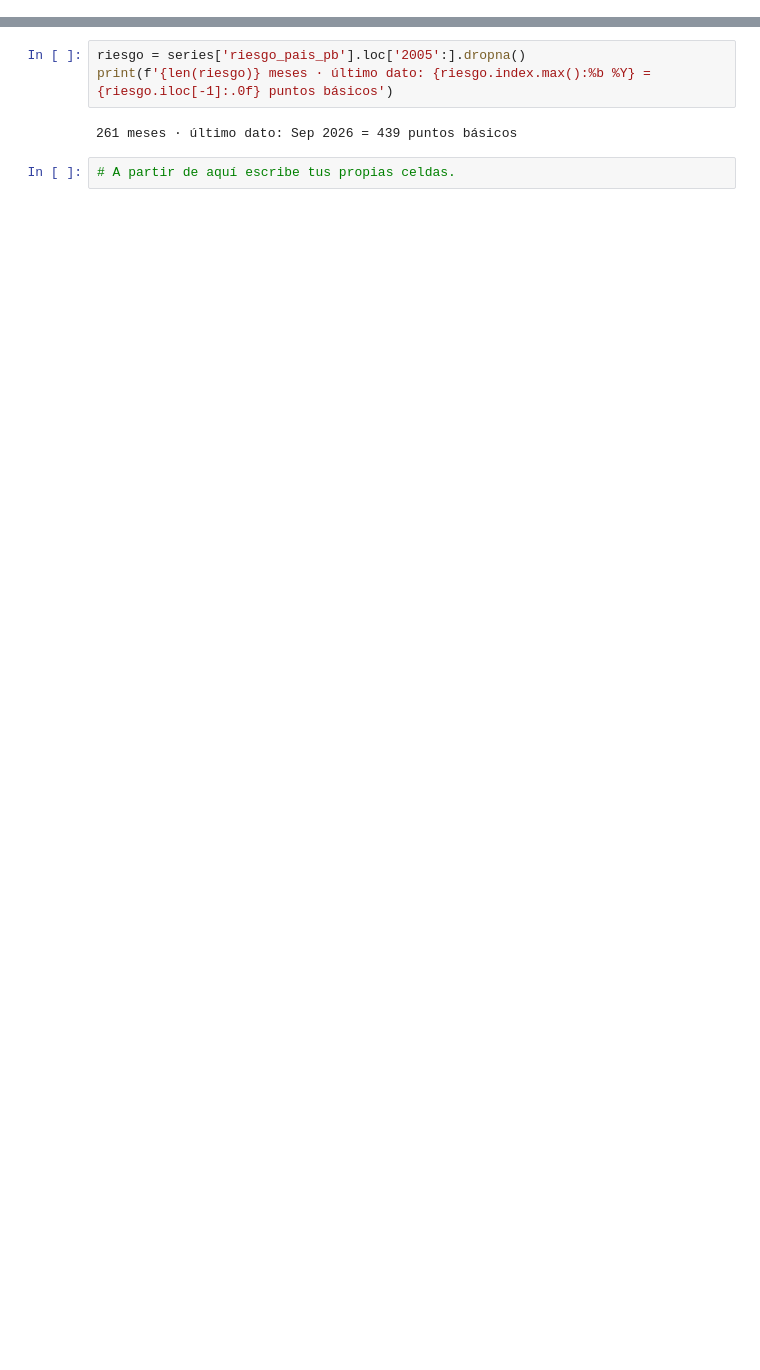
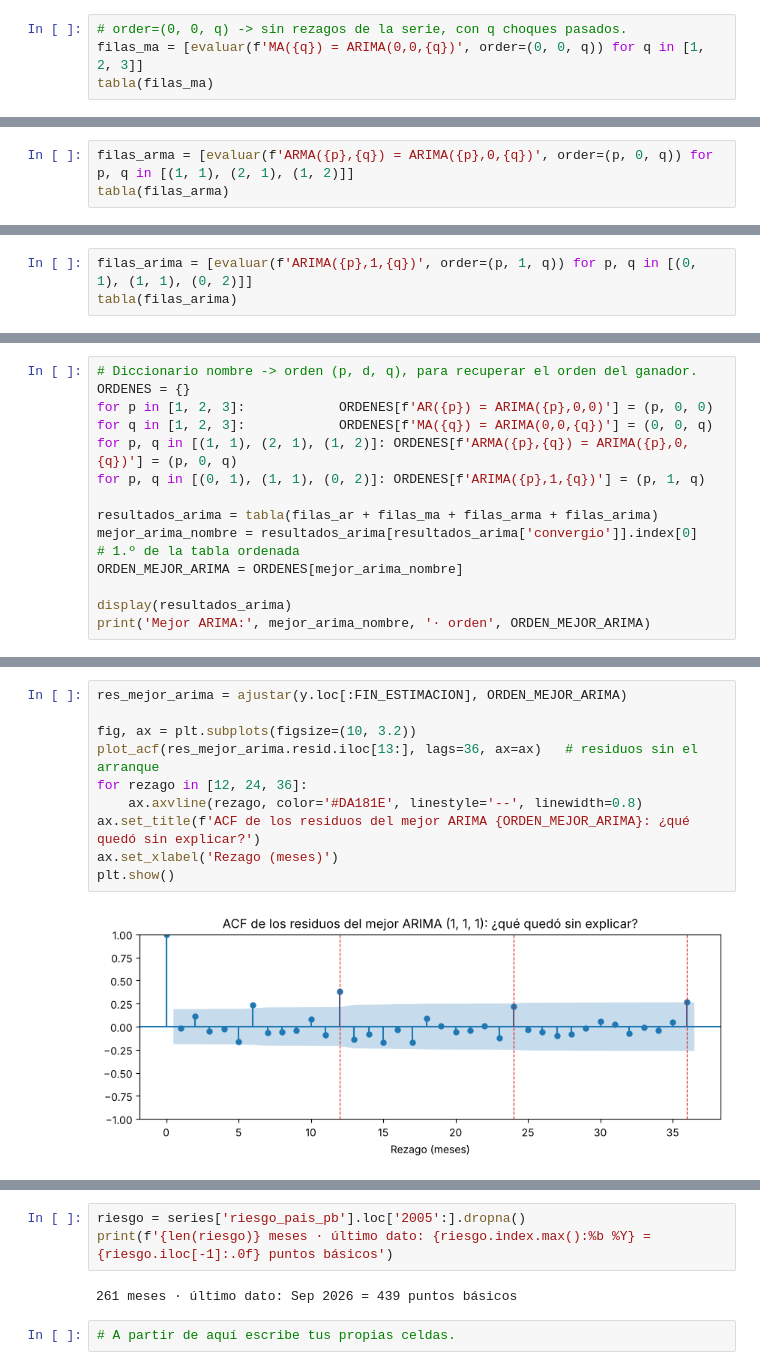
Before and after one commit to jonarosero/modulo5_econometria_forecasting_ia, a Jupyter notebook: notebooks/03_Dia3_ARIMA_SARIMA.ipynb, the cells around one changed output, grey strips where cells are left out. Saved outputs shown, nothing was run; the diff lists cells and outputs as text; blank space fills up the shorter version.

```diff
--- a/notebooks/03_Dia3_ARIMA_SARIMA.ipynb
+++ b/notebooks/03_Dia3_ARIMA_SARIMA.ipynb
@@ -846,0 +329,4 @@ Repite el procedimiento del día con `riesgo_pais_pb` desde 2005:
+# %%
+# order=(0, 0, q) -> sin rezagos de la serie, con q choques pasados.
+filas_ma = [evaluar(f'MA({q}) = ARIMA(0,0,{q})', order=(0, 0, q)) for q in [1, 2, 3]]
+tabla(filas_ma)
@@ -846,0 +347,3 @@ Repite el procedimiento del día con `riesgo_pais_pb` desde 2005:
+# %%
+filas_arma = [evaluar(f'ARMA({p},{q}) = ARIMA({p},0,{q})', order=(p, 0, q)) for p, q in [(1, 1), (2, 1), (1, 2)]]
+tabla(filas_arma)
@@ -846,0 +385,3 @@ Repite el procedimiento del día con `riesgo_pais_pb` desde 2005:
+# %%
+filas_arima = [evaluar(f'ARIMA({p},1,{q})', order=(p, 1, q)) for p, q in [(0, 1), (1, 1), (0, 2)]]
+tabla(filas_arima)
@@ -846,0 +400,14 @@ Repite el procedimiento del día con `riesgo_pais_pb` desde 2005:
+# %%
+# Diccionario nombre -> orden (p, d, q), para recuperar el orden del ganador.
+ORDENES = {}
+for p in [1, 2, 3]:            ORDENES[f'AR({p}) = ARIMA({p},0,0)'] = (p, 0, 0)
+for q in [1, 2, 3]:            ORDENES[f'MA({q}) = ARIMA(0,0,{q})'] = (0, 0, q)
+for p, q in [(1, 1), (2, 1), (1, 2)]: ORDENES[f'ARMA({p},{q}) = ARIMA({p},0,{q})'] = (p, 0, q)
+for p, q in [(0, 1), (1, 1), (0, 2)]: ORDENES[f'ARIMA({p},1,{q})'] = (p, 1, q)
+
+resultados_arima = tabla(filas_ar + filas_ma + filas_arma + filas_arima)
+mejor_arima_nombre = resultados_arima[resultados_arima['convergio']].index[0]   # 1.º de la tabla ordenada
+ORDEN_MEJOR_ARIMA = ORDENES[mejor_arima_nombre]
+
+display(resultados_arima)
+print('Mejor ARIMA:', mejor_arima_nombre, '· orden', ORDEN_MEJOR_ARIMA)
@@ -846,0 +434,12 @@ Repite el procedimiento del día con `riesgo_pais_pb` desde 2005:
+# %%
+res_mejor_arima = ajustar(y.loc[:FIN_ESTIMACION], ORDEN_MEJOR_ARIMA)
+
+fig, ax = plt.subplots(figsize=(10, 3.2))
+plot_acf(res_mejor_arima.resid.iloc[13:], lags=36, ax=ax)   # residuos sin el arranque
+for rezago in [12, 24, 36]:
+    ax.axvline(rezago, color='#DA181E', linestyle='--', linewidth=0.8)
+ax.set_title(f'ACF de los residuos del mejor ARIMA {ORDEN_MEJOR_ARIMA}: ¿qué quedó sin explicar?')
+ax.set_xlabel('Rezago (meses)')
+plt.show()
+# %% [output]
+[figure, added]
```
Also changed, not shown: parts of 127 cells of this notebook, 11 other files.
